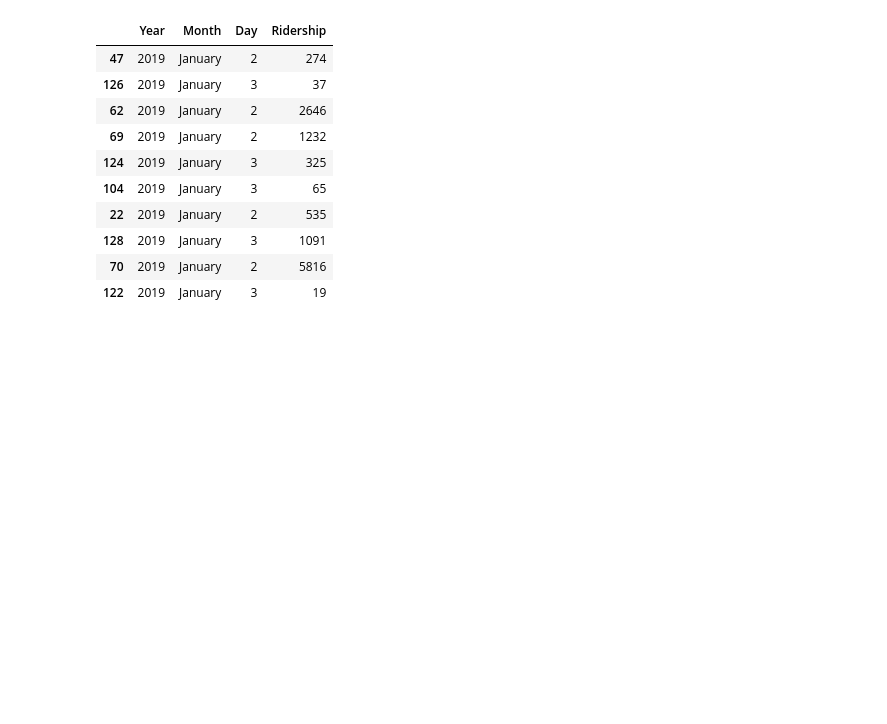
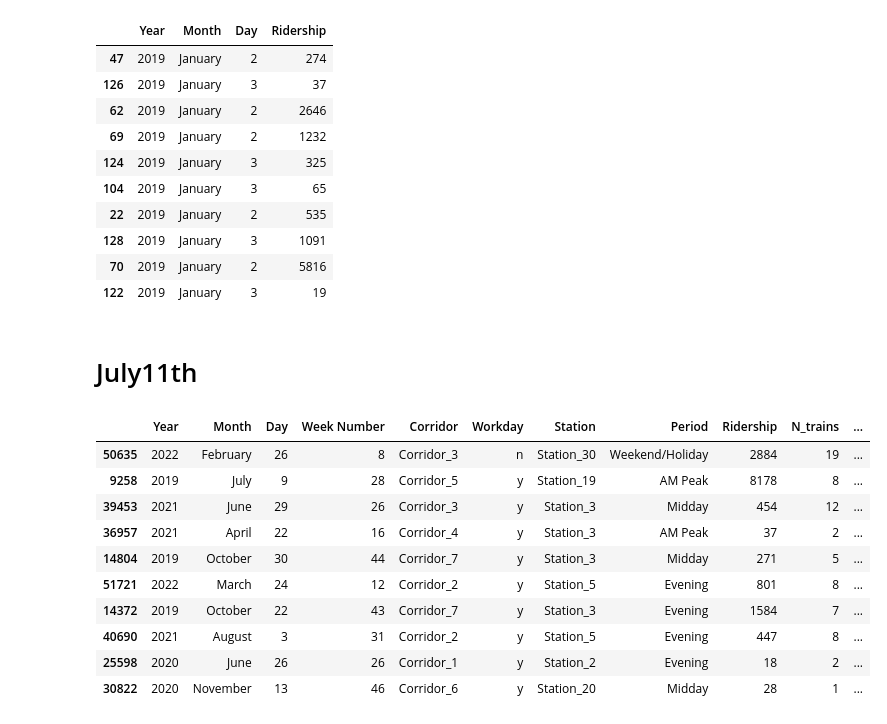
Before and after one commit to Asore94/dkarMiniProject, a Jupyter notebook: preprocessing.ipynb, the cells around one changed output. Drawn from its saved outputs; the diff is of its cells as text; code cells hidden in the pictures; blank space fills up the shorter version.

Commit message:
Changes from session July11th applied.

```diff
--- a/preprocessing.ipynb
+++ b/preprocessing.ipynb
@@ -97,3 +97,22 @@ df_filtered.sample(10)
 | 128 | 2019 | January | 3 | 1091 |
 | 70 | 2019 | January | 2 | 5816 |
 | 122 | 2019 | January | 3 | 19 |
+# %% [markdown]
+# July11th
+# %%
+import pandas as pd
+
+df = pd.read_csv('Data/Ridership.csv')
+df.sample(10)
+# %% [output]
+|  | Year | Month | Day | Week Number | Corridor | Workday | Station | Period | Ridership | N_trains | ... |
+| 50635 | 2022 | February | 26 | 8 | Corridor_3 | n | Station_30 | Weekend/Holiday | 2884 | 19 | ... |
+| 9258 | 2019 | July | 9 | 28 | Corridor_5 | y | Station_19 | AM Peak | 8178 | 8 | ... |
+| 39453 | 2021 | June | 29 | 26 | Corridor_3 | y | Station_3 | Midday | 454 | 12 | ... |
+| 36957 | 2021 | April | 22 | 16 | Corridor_4 | y | Station_3 | AM Peak | 37 | 2 | ... |
+| 14804 | 2019 | October | 30 | 44 | Corridor_7 | y | Station_3 | Midday | 271 | 5 | ... |
+| 51721 | 2022 | March | 24 | 12 | Corridor_2 | y | Station_5 | Evening | 801 | 8 | ... |
+| 14372 | 2019 | October | 22 | 43 | Corridor_7 | y | Station_3 | Evening | 1584 | 7 | ... |
+| 40690 | 2021 | August | 3 | 31 | Corridor_2 | y | Station_5 | Evening | 447 | 8 | ... |
+| 25598 | 2020 | June | 26 | 26 | Corridor_1 | y | Station_2 | Evening | 18 | 2 | ... |
+| 30822 | 2020 | November | 13 | 46 | Corridor_6 | y | Station_20 | Midday | 28 | 1 | ... |
```
Also changed, not shown: parts of 8 cells of this notebook.
